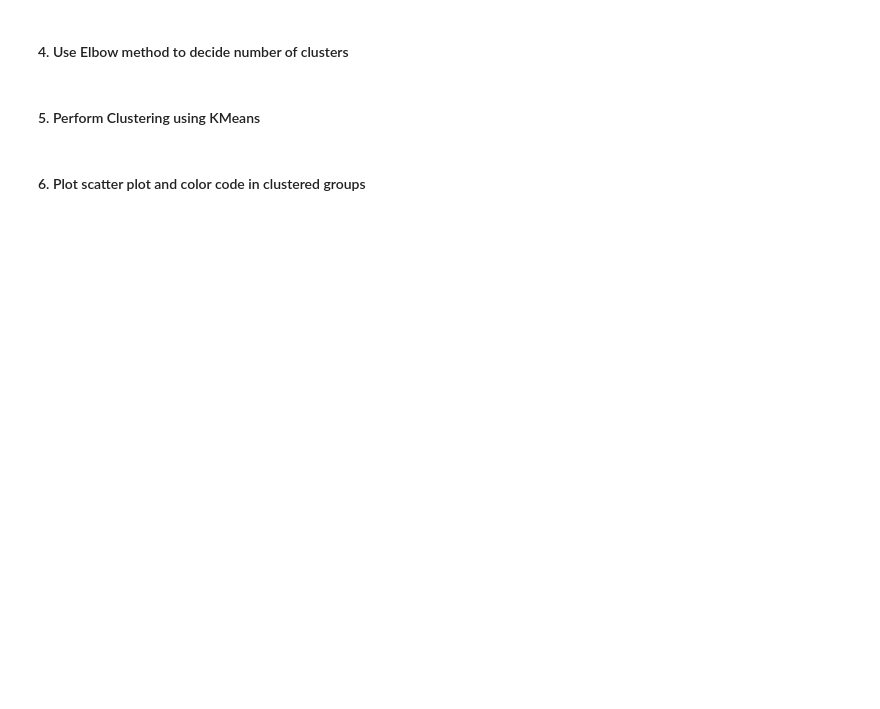
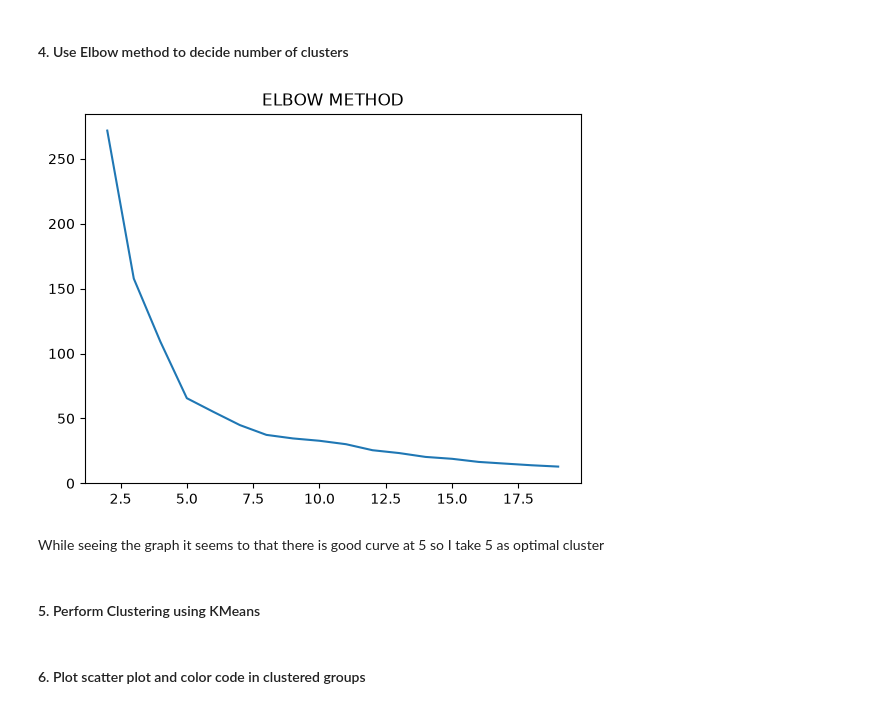
Before and after one commit to RidhanPar/Accenture_Bootcamp, a Jupyter notebook: Day 4/Day4_practice.ipynb, the cells around one changed output. Cells and saved outputs as stored; diff of their text form; code cells hidden in the pictures; blank space fills up the shorter version.

```diff
--- a/Day 4/Day4_practice.ipynb
+++ b/Day 4/Day4_practice.ipynb
@@ -41,0 +63,5 @@ customer_data.describe()
+# %%
+# creating a new data set with customer data for analysis.
+customer_data_new = customer_data[['Annual Income (k$)','Spending Score (1-100)']]
+
+customer_data_new
@@ -41,0 +82,8 @@ customer_data.describe()
+# %%
+# Now normalising the values using standard Scalar.
+
+scalar = StandardScaler()
+
+customer_data_scaled = scalar.fit_transform(customer_data_new)
+
+customer_data_scaled
@@ -46,2 +110,16 @@ customer_data.describe()
+# %%
+elbow=[]
+for i in range(2, 20):
+    kmeans = KMeans(n_clusters=i, init='k-means++', random_state=101, max_iter=200)
+    kmeans.fit(customer_data_scaled)
+    elbow.append(kmeans.inertia_)
+# %%
+plt.plot(range(2, 20), elbow)
+plt.title('ELBOW METHOD')
+plt.show()
+# %% [output]
+[figure, added]
+# %% [markdown]
+While seeing the graph it seems to that there is good curve at 5 so I take 5 as optimal cluster
 # %% [markdown]
 #### 5. Perform Clustering using KMeans
```
Also changed, not shown: parts of 71 cells of this notebook.
